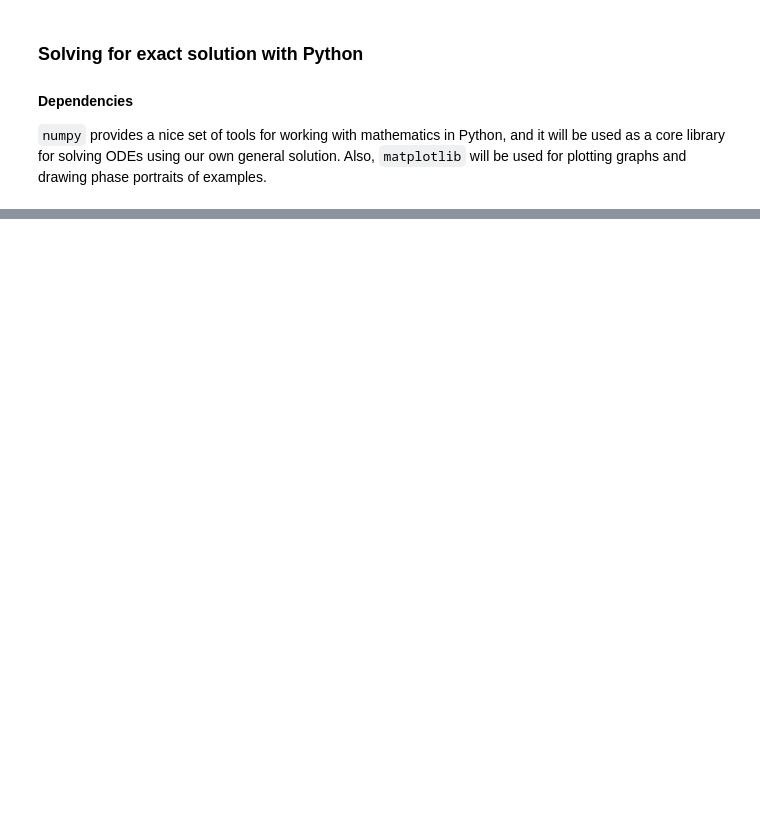
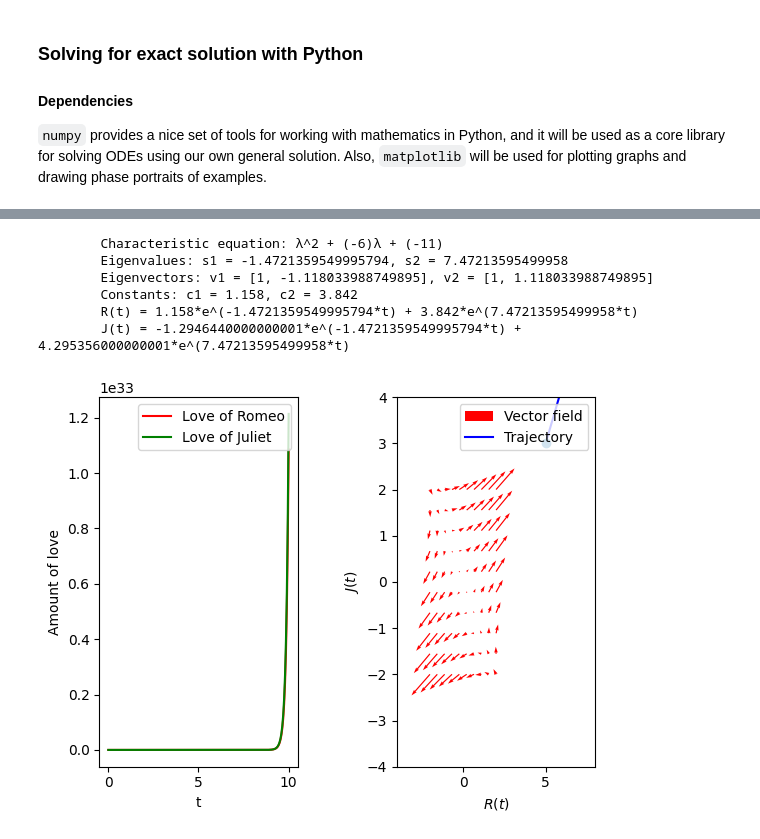
Before and after one commit to ttn-nguyen42/notebooks, a Jupyter notebook: DynamicsOfLove.ipynb, the cells around one changed output, grey strips where cells are left out. Drawn from its saved outputs; the diff is of its cells as text; code cells hidden in the pictures; blank space fills up the shorter version.

```diff
--- a/DynamicsOfLove.ipynb
+++ b/DynamicsOfLove.ipynb
@@ -469,0 +576,12 @@ class EquationSystem:
+# %%
+bb_2 = EquationSystem([[3, 4], [5, 3]], 5, 3)
+print(bb_2)
+bb_2.plot()
+# %% [output]
+        Characteristic equation: λ^2 + (-6)λ + (-11)
+        Eigenvalues: s1 = -1.4721359549995794, s2 = 7.47213595499958
+        Eigenvectors: v1 = [1, -1.118033988749895], v2 = [1, 1.118033988749895]
+        Constants: c1 = 1.158, c2 = 3.842
+        R(t) = 1.158*e^(-1.4721359549995794*t) + 3.842*e^(7.47213595499958*t)
+        J(t) = -1.2946440000000001*e^(-1.4721359549995794*t) + 4.295356000000001*e^(7.47213595499958*t)
+[figure, added]
```
Also changed, not shown: parts of 30 cells of this notebook, 1 other file.
